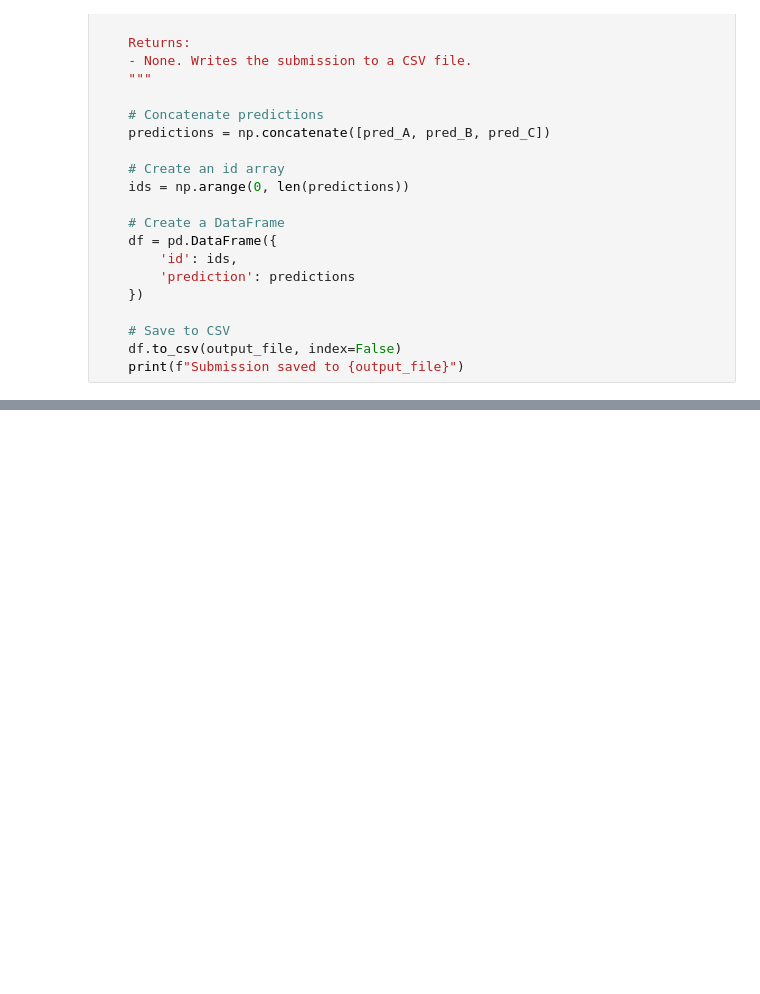
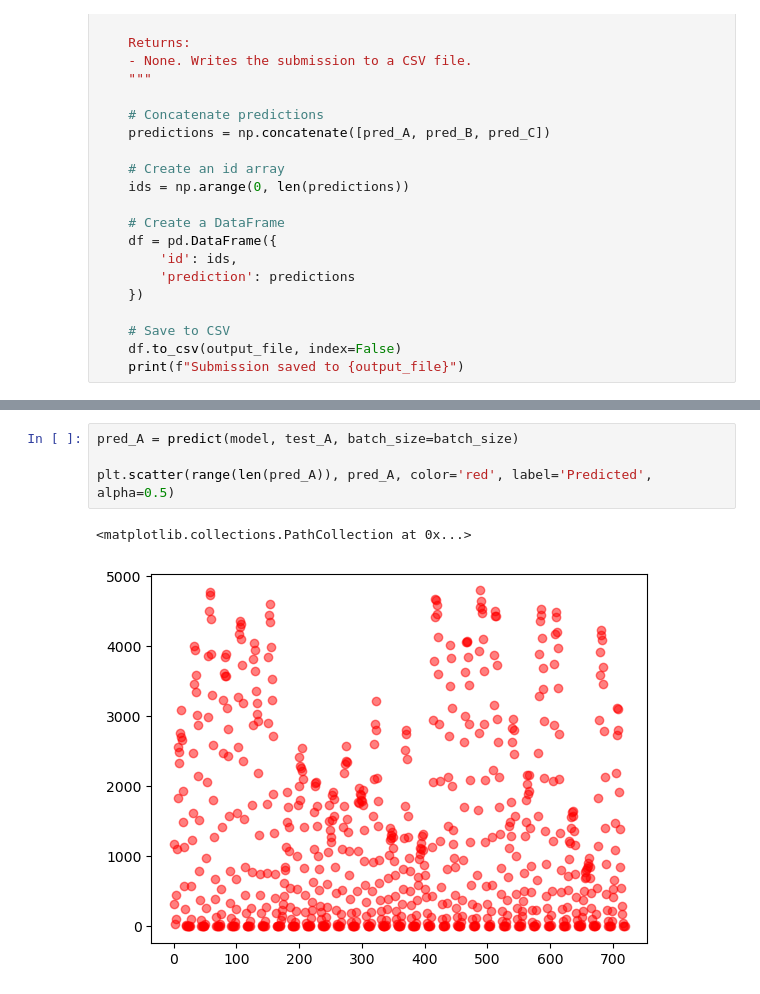
Before and after one commit to TDT4173-MPC/TDT4173-MPC, a Jupyter notebook: Petter/models/recursive_xgboost.ipynb, the cells around one changed output, grey strips where cells are left out. Drawn from its saved outputs; the diff is of its cells as text; blank space fills up the shorter version.

```diff
--- a/Petter/models/recursive_xgboost.ipynb
+++ b/Petter/models/recursive_xgboost.ipynb
@@ -220,0 +367,7 @@ print(A.columns)
+# %%
+pred_A = predict(model, test_A, batch_size=batch_size)
+
+plt.scatter(range(len(pred_A)), pred_A, color='red', label='Predicted', alpha=0.5)
+# %% [output]
+<matplotlib.collections.PathCollection at 0x...>
+[figure, added]
```
Also changed, not shown: parts of 12 cells of this notebook, 6 other files.
